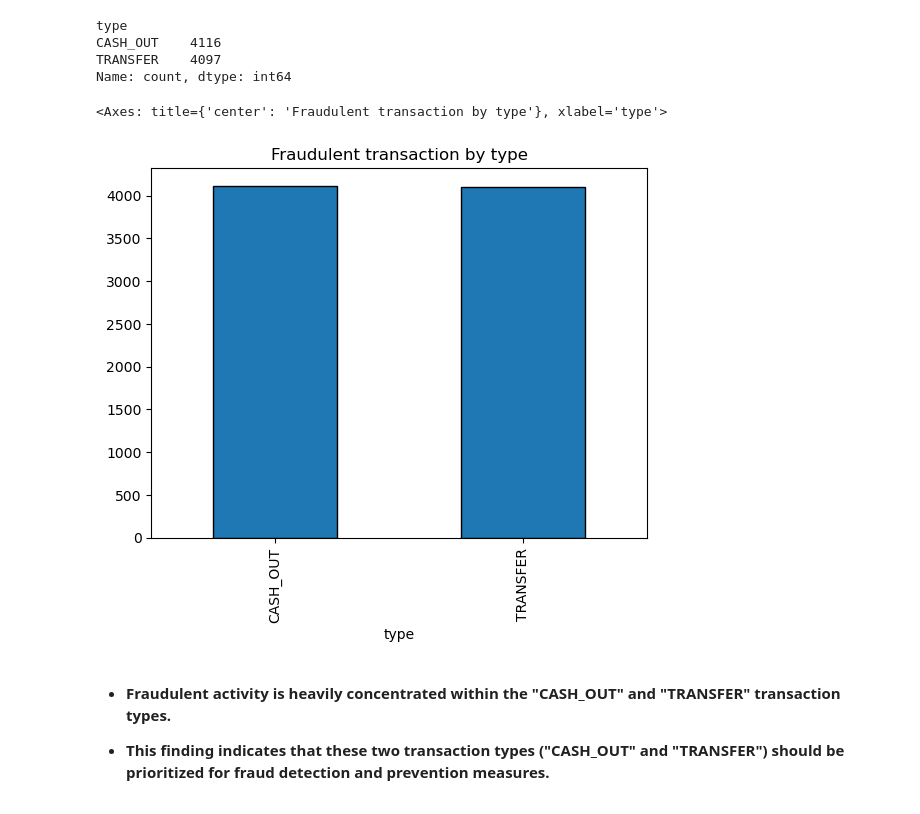
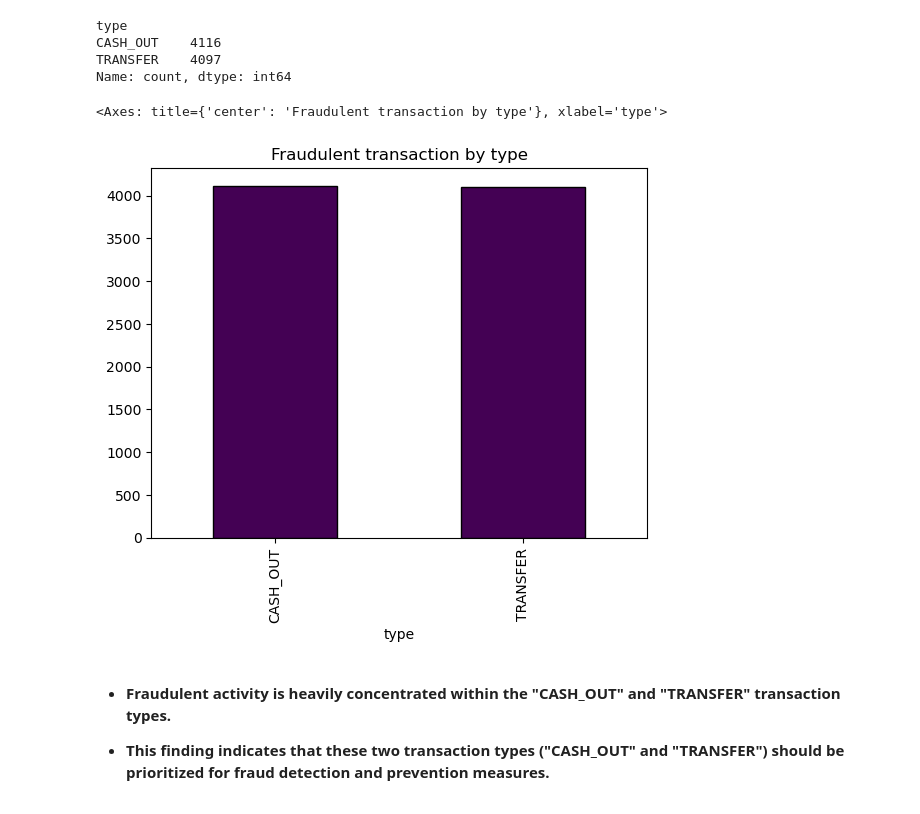
Before and after one commit to MaimunaBawa/Phase2TLAB1, a Jupyter notebook: EDA-1.ipynb, the cells around one changed output. Cells and saved outputs as stored; diff of their text form; code cells hidden in the pictures.

```diff
--- a/EDA-1.ipynb
+++ b/EDA-1.ipynb
@@ -161,10 +161,10 @@ TRANSFER    4097
 Name: count, dtype: int64
 # %%
 # distrubtion of actual Fraudulent transaction
-Fraud_df["type"].value_counts().plot.bar( title = "Fraudulent transaction by type",edgecolor="black")
+Fraud_df["type"].value_counts().plot.bar( title = "Fraudulent transaction by type",cmap= "viridis",edgecolor="black")
 # %% [output]
 <Axes: title={'center': 'Fraudulent transaction by type'}, xlabel='type'>
-[figure, old version]
+[figure, new version]
 # %% [markdown]
 * **Fraudulent activity is heavily concentrated within the "CASH_OUT" and "TRANSFER" transaction types.**
 
```
Also changed, not shown: parts of 2 cells of this notebook, 1 other file.
